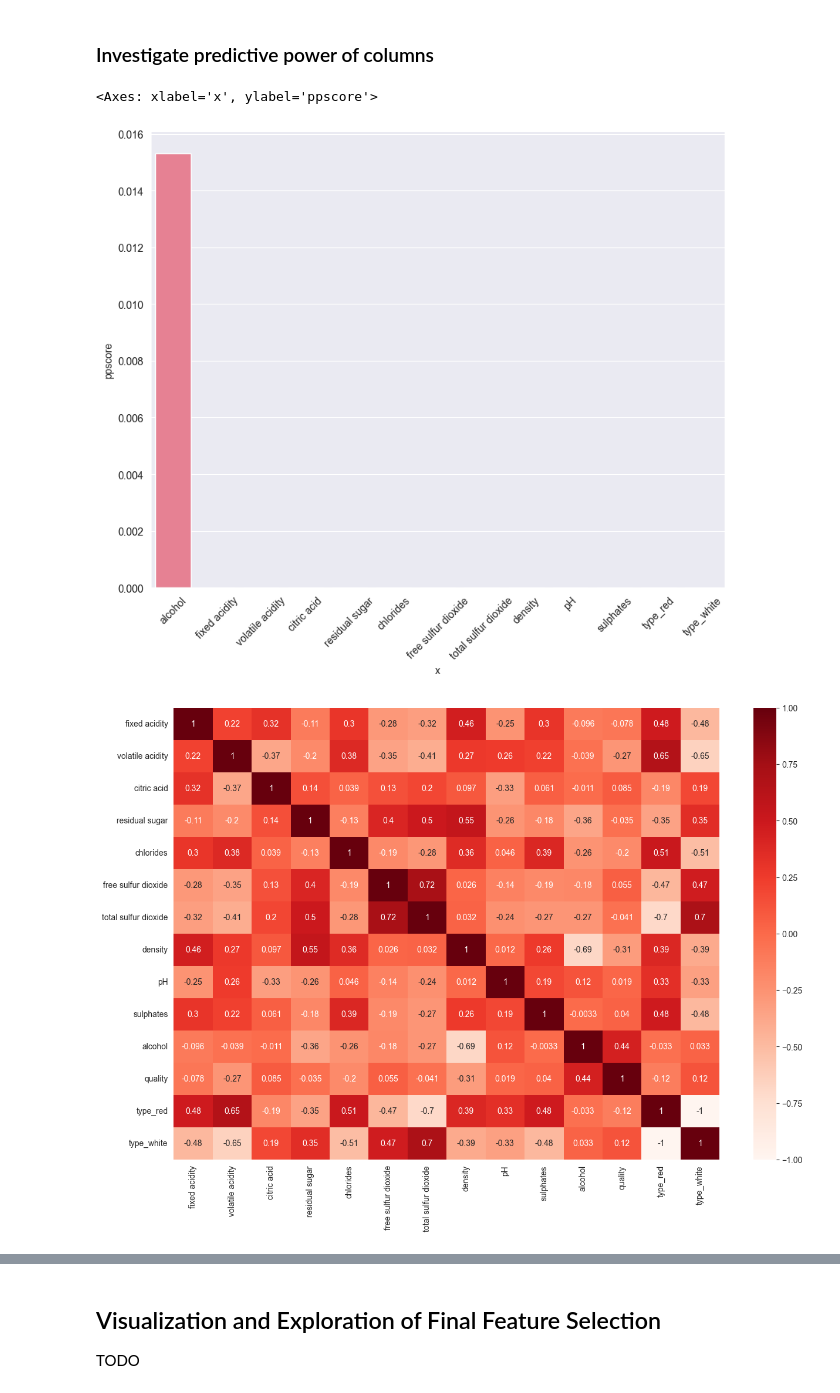
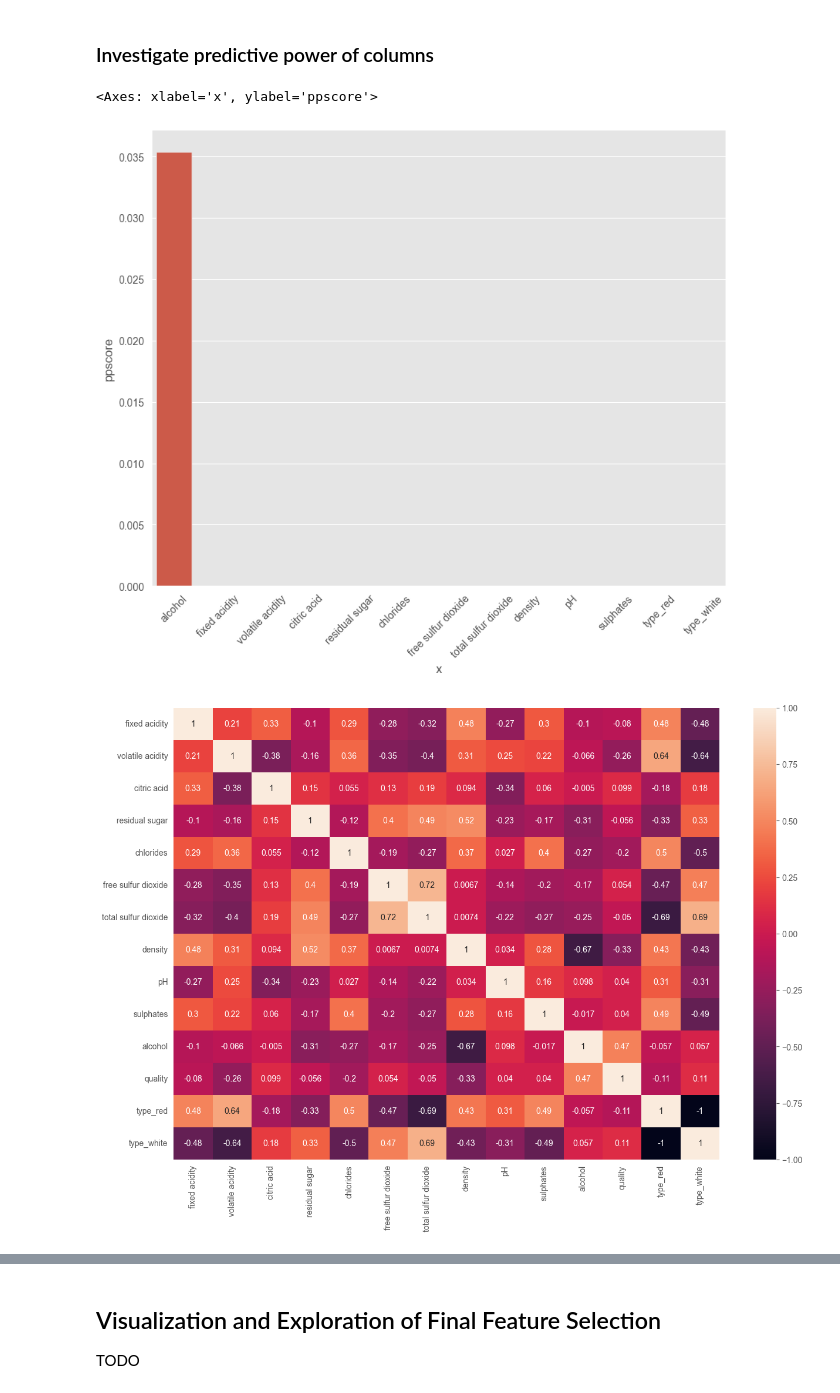
Before and after one commit to MarieGotthardt/id2223-lab1, a Jupyter notebook: wine-eda-and-backfill-feature-group.ipynb, the cells around one changed output, grey strips where cells are left out. Cells and saved outputs as stored; diff of their text form; code cells hidden in the pictures.

```diff
--- a/wine-eda-and-backfill-feature-group.ipynb
+++ b/wine-eda-and-backfill-feature-group.ipynb
@@ -100,0 +135,4 @@ dtype: int64
+# %%
+wine_df.drop_duplicates(inplace=True)
+wine_df.reset_index(drop=True, inplace=True)
+wine_df.shape
@@ -149,15 +189,15 @@ ax.tick_params(axis='x', labelrotation=45)
 sns.barplot(data=predictors_df, x="x", y="ppscore")
 # %% [output]
 <Axes: xlabel='x', ylabel='ppscore'>
-[figure, old version]
+[figure, new version]
 # %%
 # Method 2: Exploring Correlation
 plt.figure(figsize=(15,10))
 cor = wine_df.corr()
-sns.heatmap(cor, annot=True, cmap=plt.cm.Reds)
+sns.heatmap(cor, annot=True)
 plt.show()
 # %% [output]
-[figure, old version]
+[figure, new version]
 # %%
 # Correlation with target variable quality
 cor_quality = abs(cor["quality"])
```
Also changed, not shown: parts of 16 cells of this notebook.
